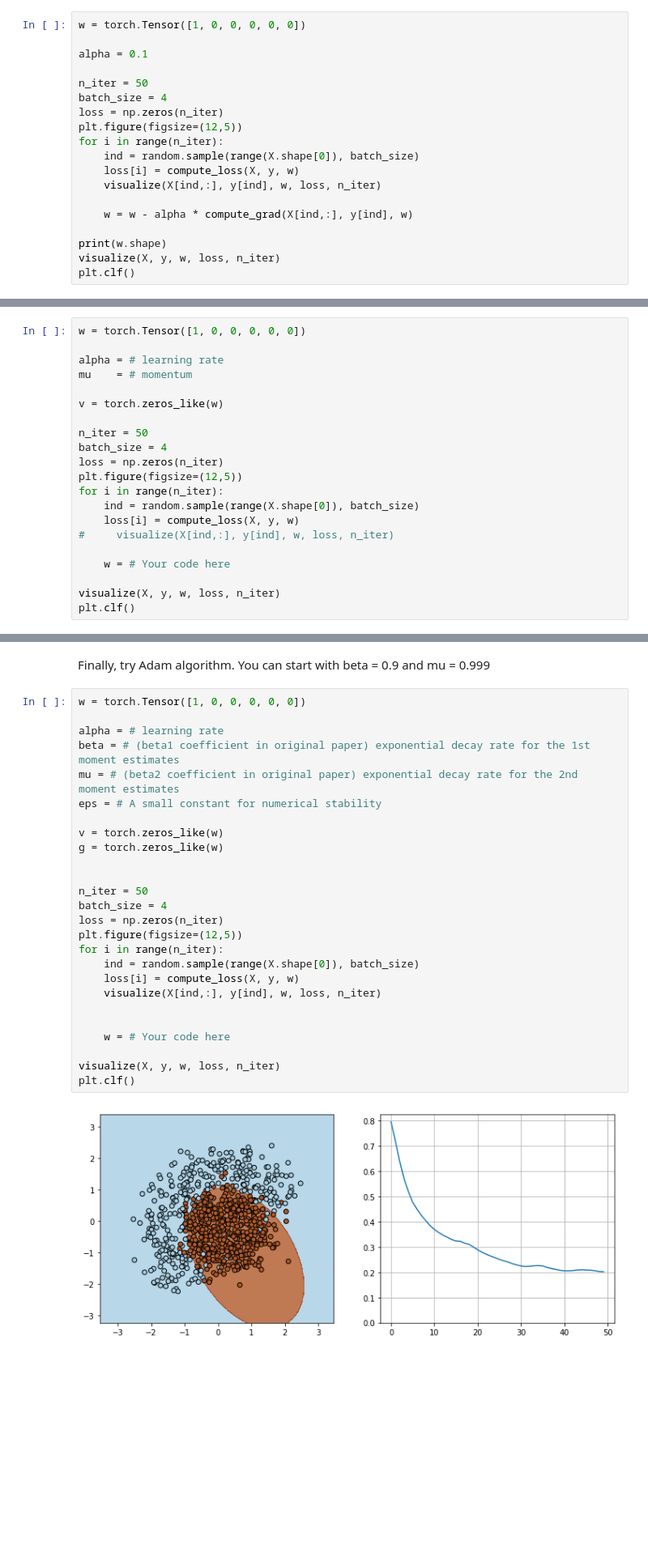
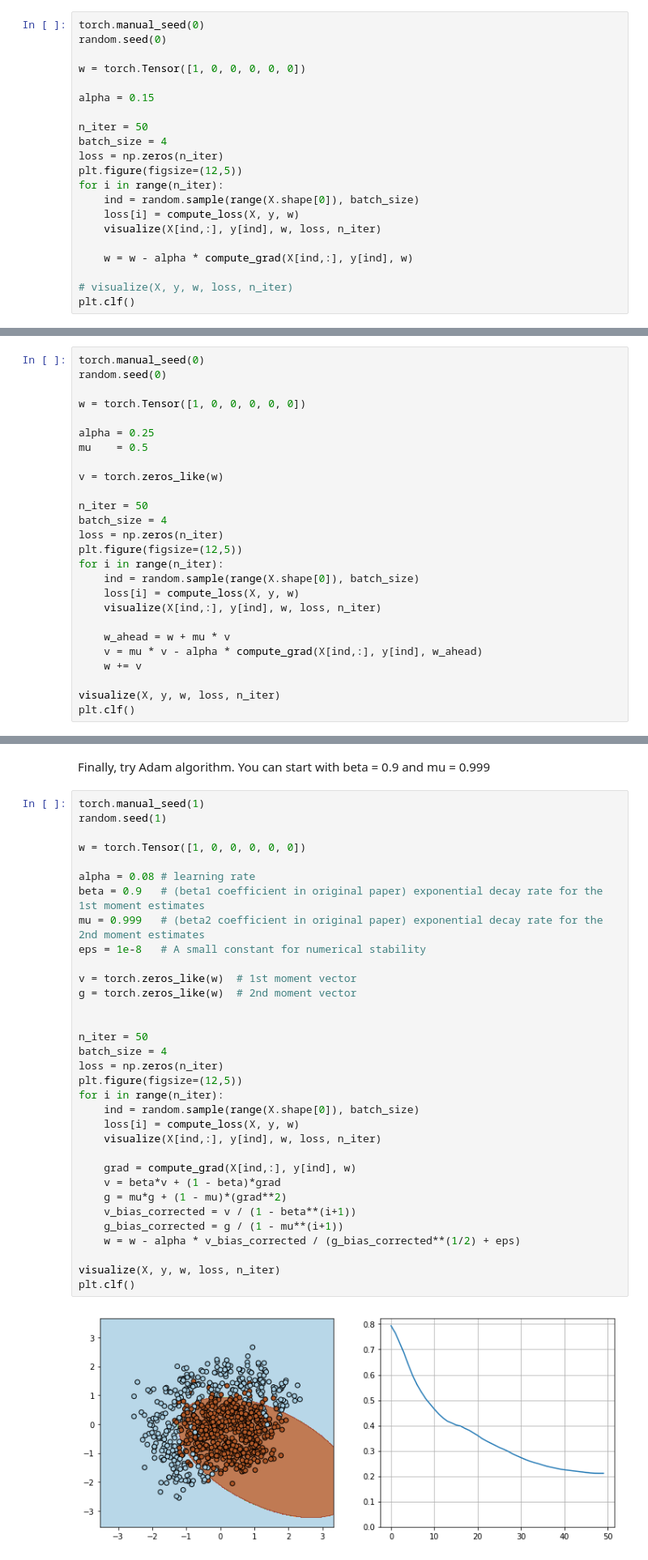
Before and after one commit to niksaz/deep-learning-2018, a Jupyter notebook: 1/homework/task_1.ipynb, the cells around one changed output, grey strips where cells are left out. Shown: that part at 81% size. Drawn from its saved outputs; the diff is of its cells as text; blank space fills up the shorter version.

```diff
--- a/1/homework/task_1.ipynb
+++ b/1/homework/task_1.ipynb
@@ -111,9 +126,12 @@ You can see the example of correct output below this cell before you run it.
 
 **Don't change the batch size!**
 # %%
+torch.manual_seed(0)
+random.seed(0)
+
 w = torch.Tensor([1, 0, 0, 0, 0, 0])
 
-alpha = 0.1
+alpha = 0.15
 
 n_iter = 50
 batch_size = 4
@@ -126,7 +144,6 @@ for i in range(n_iter):
 
     w = w - alpha * compute_grad(X[ind,:], y[ind], w)
 
-print(w.shape)
-visualize(X, y, w, loss, n_iter)
+# visualize(X, y, w, loss, n_iter)
 plt.clf()
 # %% [output]
@@ -161,10 +199,13 @@ plt.clf()
 # %% [markdown]
 Same task but for Nesterov's accelerated gradient:
 # %%
+torch.manual_seed(0)
+random.seed(0)
+
 w = torch.Tensor([1, 0, 0, 0, 0, 0])
 
-alpha = # learning rate
-mu    = # momentum
+alpha = 0.25
+mu    = 0.5
 
 v = torch.zeros_like(w)
 
@@ -175,9 +216,11 @@ plt.figure(figsize=(12,5))
 for i in range(n_iter):
     ind = random.sample(range(X.shape[0]), batch_size)
     loss[i] = compute_loss(X, y, w)
-#     visualize(X[ind,:], y[ind], w, loss, n_iter)
+    visualize(X[ind,:], y[ind], w, loss, n_iter)
 
-    w = # Your code here
+    w_ahead = w + mu * v
+    v = mu * v - alpha * compute_grad(X[ind,:], y[ind], w_ahead)
+    w += v
 
 visualize(X, y, w, loss, n_iter)
 plt.clf()
@@ -187,31 +247,38 @@ plt.clf()
 # %% [markdown]
 Finally, try Adam algorithm. You can start with beta = 0.9 and mu = 0.999
 # %%
+torch.manual_seed(1)
+random.seed(1)
+
 w = torch.Tensor([1, 0, 0, 0, 0, 0])
 
-alpha = # learning rate
-beta = # (beta1 coefficient in original paper) exponential decay rate for the 1st moment estimates
-mu = # (beta2 coefficient in original paper) exponential decay rate for the 2nd moment estimates
-eps = # A small constant for numerical stability
+alpha = 0.08 # learning rate
+beta = 0.9   # (beta1 coefficient in original paper) exponential decay rate for the 1st moment estimates
+mu = 0.999   # (beta2 coefficient in original paper) exponential decay rate for the 2nd moment estimates
+eps = 1e-8   # A small constant for numerical stability
 
-v = torch.zeros_like(w)
-g = torch.zeros_like(w)
+v = torch.zeros_like(w)  # 1st moment vector
+g = torch.zeros_like(w)  # 2nd moment vector
 
 
 n_iter = 50
 batch_size = 4
 loss = np.zeros(n_iter)
 plt.figure(figsize=(12,5))
 for i in range(n_iter):
     ind = random.sample(range(X.shape[0]), batch_size)
     loss[i] = compute_loss(X, y, w)
     visualize(X[ind,:], y[ind], w, loss, n_iter)
 
-
-    w = # Your code here
+    grad = compute_grad(X[ind,:], y[ind], w)
+    v = beta*v + (1 - beta)*grad
+    g = mu*g + (1 - mu)*(grad**2)
+    v_bias_corrected = v / (1 - beta**(i+1))
+    g_bias_corrected = g / (1 - mu**(i+1))
+    w = w - alpha * v_bias_corrected / (g_bias_corrected**(1/2) + eps)
 
 visualize(X, y, w, loss, n_iter)
 plt.clf()
 # %% [output]
-[figure, old version]
+[figure, new version]
 <matplotlib.figure.Figure at 0x...>
```
Also changed, not shown: parts of 10 cells of this notebook, 13 other files.
